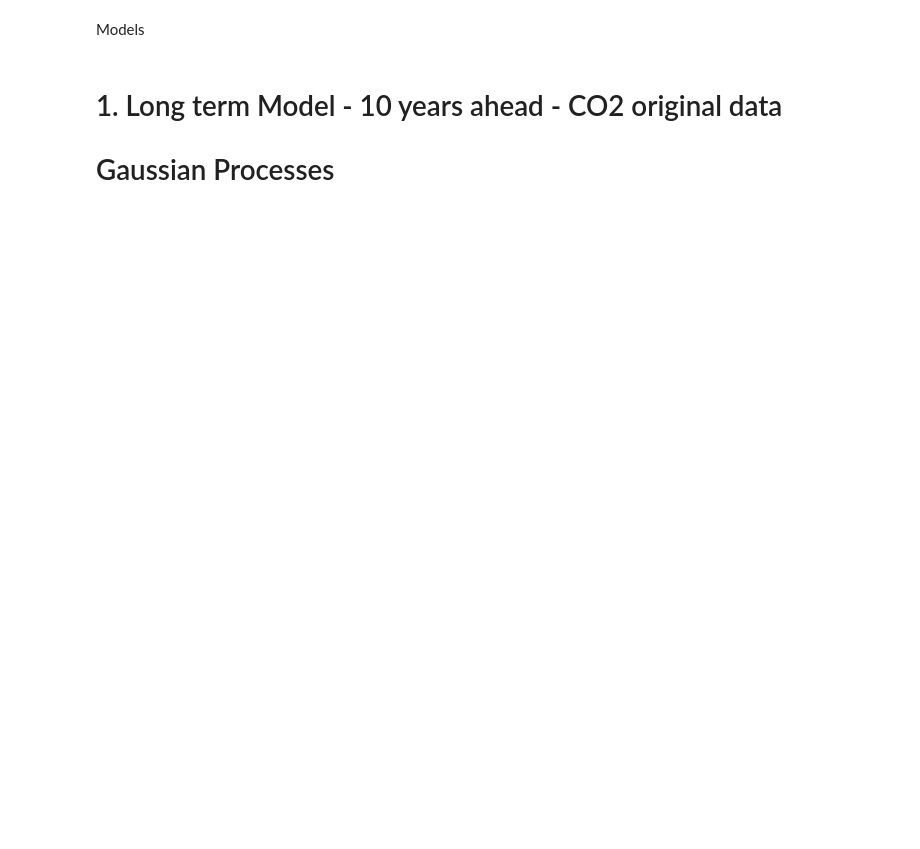
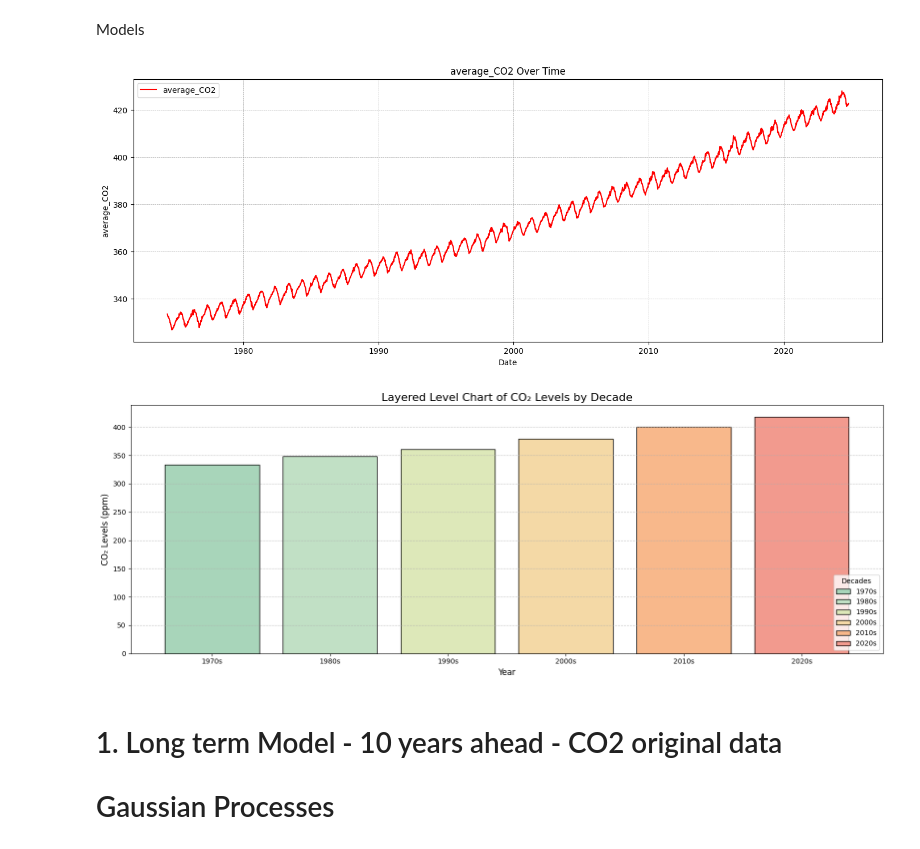
Before and after one commit to E-Cvet/CO2, a Jupyter notebook: models.ipynb, the cells around one changed output. Drawn from its saved outputs; the diff is of its cells as text; code cells hidden in the pictures; blank space fills up the shorter version.

```diff
--- a/models.ipynb
+++ b/models.ipynb
@@ -32,6 +34,12 @@ df_combined_outer.set_index("datetime", inplace=True)
 df_full_CO2["datetime"] = pd.to_datetime(df_full_CO2["datetime"]).dt.date
 df_full_CO2.set_index("datetime", inplace=True)
 df_full_CO2.index = pd.to_datetime(df_full_CO2.index, errors='coerce')
+# %%
+plot_column(df_full_CO2, 'average_CO2', 'red')
+plot_increase_decades(df_full_CO2)
+# %% [output]
+[figure, added]
+[figure, added]
 # %% [markdown]
 # 1. Long term Model - 10 years ahead - CO2 original data
 # Gaussian Processes
```
Also changed, not shown: parts of 27 cells of this notebook, 2 other files.
